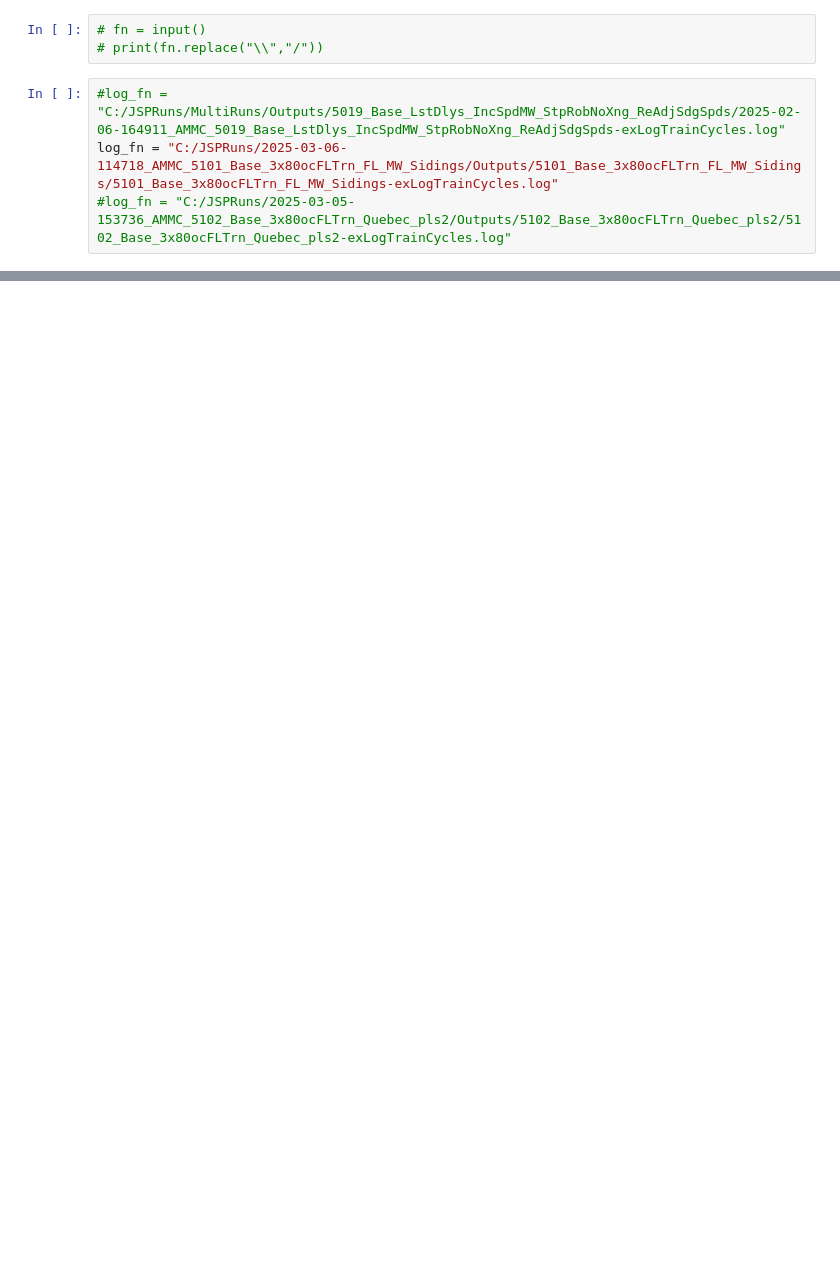
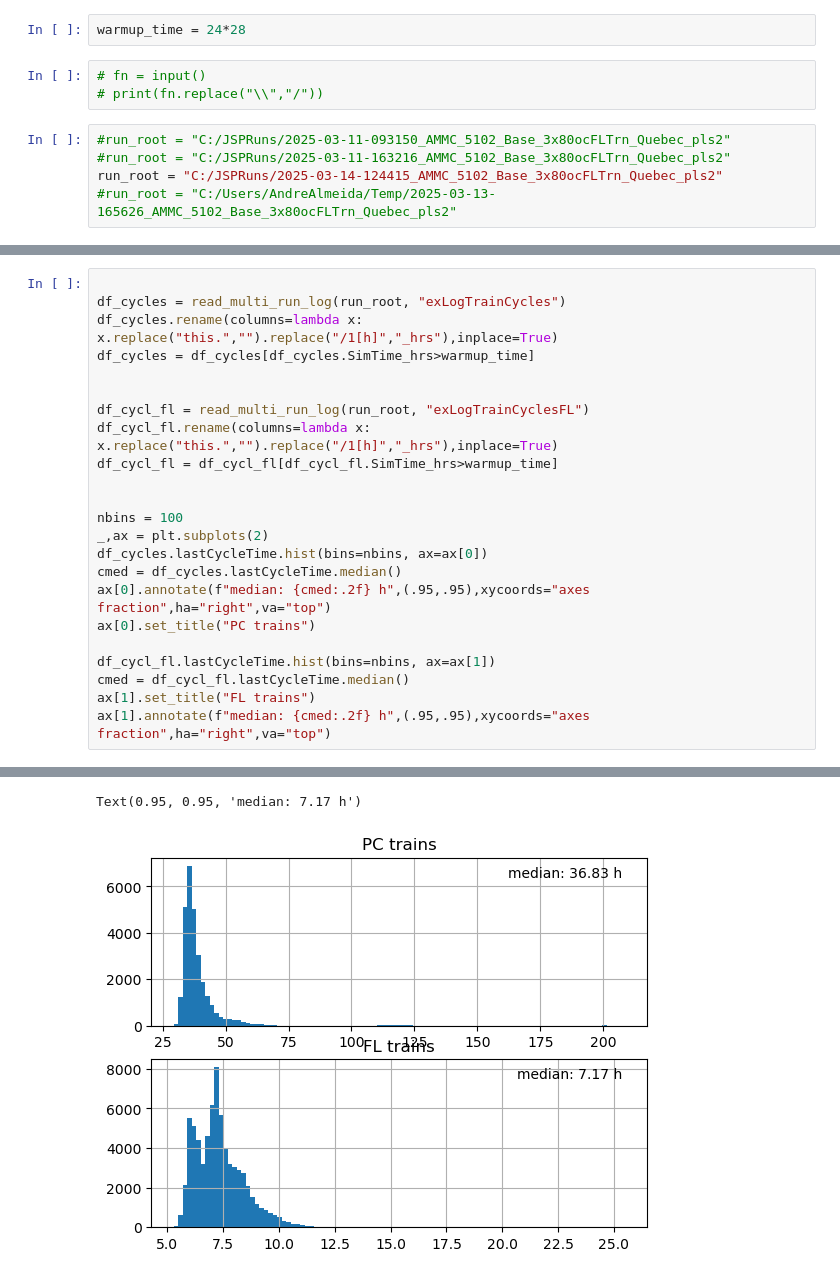
Before and after one commit to andrealmeidahs/AMMC_utils, a Jupyter notebook: read_multi_run_log.ipynb, the cells around one changed output, grey strips where cells are left out. Cells and saved outputs as stored; diff of their text form; blank space fills up the shorter version.

Commit message:
multiple log notebook updates

```diff
--- a/read_multi_run_log.ipynb
+++ b/read_multi_run_log.ipynb
@@ -8,7 +10,10 @@ import pandas as pd
+# %%
+warmup_time = 24*28
 # %%
 # fn = input()
 # print(fn.replace("\\","/"))
-# %%
-#log_fn = "C:/JSPRuns/MultiRuns/Outputs/5019_Base_LstDlys_IncSpdMW_StpRobNoXng_ReAdjSdgSpds/2025-02-06-164911_AMMC_5019_Base_LstDlys_IncSpdMW_StpRobNoXng_ReAdjSdgSpds-exLogTrainCycles.log"
-log_fn = "C:/JSPRuns/2025-03-06-114718_AMMC_5101_Base_3x80ocFLTrn_FL_MW_Sidings/Outputs/5101_Base_3x80ocFLTrn_FL_MW_Sidings/5101_Base_3x80ocFLTrn_FL_MW_Sidings-exLogTrainCycles.log"
-#log_fn = "C:/JSPRuns/2025-03-05-153736_AMMC_5102_Base_3x80ocFLTrn_Quebec_pls2/Outputs/5102_Base_3x80ocFLTrn_Quebec_pls2/5102_Base_3x80ocFLTrn_Quebec_pls2-exLogTrainCycles.log"
+# %%
+#run_root = "C:/JSPRuns/2025-03-11-093150_AMMC_5102_Base_3x80ocFLTrn_Quebec_pls2"
+#run_root = "C:/JSPRuns/2025-03-11-163216_AMMC_5102_Base_3x80ocFLTrn_Quebec_pls2"
+run_root = "C:/JSPRuns/2025-03-14-124415_AMMC_5102_Base_3x80ocFLTrn_Quebec_pls2"
+#run_root = "C:/Users/AndreAlmeida/Temp/2025-03-13-165626_AMMC_5102_Base_3x80ocFLTrn_Quebec_pls2"
@@ -54,0 +213,24 @@ df = pd.concat(dfs[1:])
+# %%
+
+df_cycles = read_multi_run_log(run_root, "exLogTrainCycles")
+df_cycles.rename(columns=lambda x: x.replace("this.","").replace("/1[h]","_hrs"),inplace=True)
+df_cycles = df_cycles[df_cycles.SimTime_hrs>warmup_time]
+
+
+df_cycl_fl = read_multi_run_log(run_root, "exLogTrainCyclesFL")
+df_cycl_fl.rename(columns=lambda x: x.replace("this.","").replace("/1[h]","_hrs"),inplace=True)
+df_cycl_fl = df_cycl_fl[df_cycl_fl.SimTime_hrs>warmup_time]
+
+
+nbins = 100
+_,ax = plt.subplots(2)
+df_cycles.lastCycleTime.hist(bins=nbins, ax=ax[0])
+cmed = df_cycles.lastCycleTime.median()
+ax[0].annotate(f"median: {cmed:.2f} h",(.95,.95),xycoords="axes fraction",ha="right",va="top")
+ax[0].set_title("PC trains")
+
+df_cycl_fl.lastCycleTime.hist(bins=nbins, ax=ax[1])
+cmed = df_cycl_fl.lastCycleTime.median()
+ax[1].set_title("FL trains")
+ax[1].annotate(f"median: {cmed:.2f} h",(.95,.95),xycoords="axes fraction",ha="right",va="top")
+# %% [output]
@@ -54,0 +254,2 @@ df = pd.concat(dfs[1:])
+Text(0.95, 0.95, 'median: 7.17 h')
+[figure, added]
```
Also changed, not shown: parts of 41 cells of this notebook.
